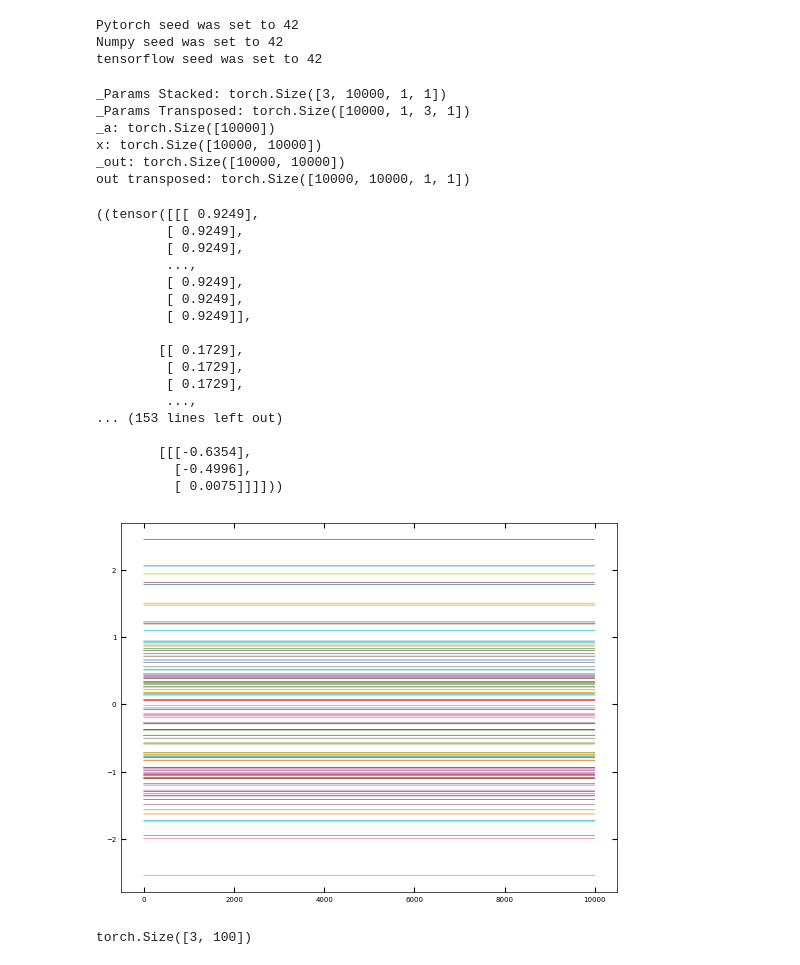
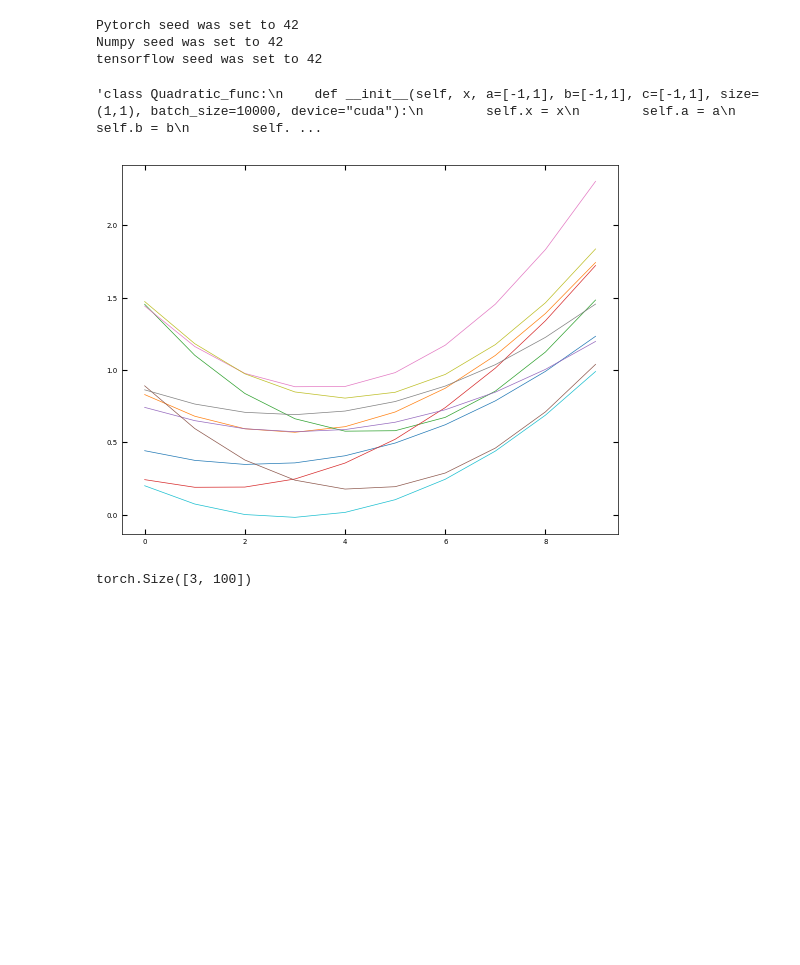
Before and after one commit to ctsai64/1DFitter, a Jupyter notebook: quadratic_function_multiscale1dfitter.ipynb, the cells around one changed output. Drawn from its saved outputs; the diff is of its cells as text; code cells hidden in the pictures; blank space fills up the shorter version.

Commit message:
Completed quadratic function model

```diff
--- a/quadratic_function_multiscale1dfitter.ipynb
+++ b/quadratic_function_multiscale1dfitter.ipynb
@@ -148,7 +148,7 @@ class Multiscale1DFitter(nn.Module):
 
         return out_scaled, unscaled_param
 # %%
-class Quadratic_func:
+'''class Quadratic_func:
     def __init__(self, x, a=[-1,1], b=[-1,1], c=[-1,1], size=(1,1), batch_size=10000, device="cuda"):
         self.x = x
         self.a = a
@@ -165,13 +165,17 @@ class Quadratic_func:
         _b = params[:, 0, 1, 0]
         _c = params[:, 0, 2, 0]
         print(f"_a: {_a.shape}")
-        x = torch.cat(params.shape[0]*[self.x]).reshape(params.shape[0], -1)#.to(self.device) (number parameter sets, number of x values)
+        x = torch.cat(params.shape[0]*[self.x]).reshape(params.shape[0], -1).to(self.device) # (number parameter sets, number of x values)
         print(f"x: {x.shape}")
 
         _out = _a*x**2 + _b*x + _c # (number of parameter sets, number of x values)
-        print(f"_out: {_out.shape}")
-        out[:, :, 0, 0] = torch.transpose(_out, 0, 1) # (number of x values, number parameter sets, dimensions)
-        print(f"out transposed: {out.shape}")
+        print(f"_out shape: {_out.shape}")
+        print(f"_out: {_out}")
+        print(f"_out transposed: {torch.transpose(_out,0,1)}")
+        # out[:, :, 0, 0] = torch.transpose(_out, 0, 1) # (number of x values, number parameter sets, dimensions)
+        out[:, :, 0, 0] = _out
+        print(f"out: {out.shape}")
+        print(f"out: {out[0]}")
         return (torch.sum(out, dim=3), out)
 
     def sampler(self):
@@ -186,3 +190,12 @@ class Quadratic_func:
         print(f"_Params Transposed: {_params.shape}")
 
         return (self.compute(_params), _params)
+
+    def generate(self):
+        a = rand_tensor(min=self.a[0], max=self.a[1], size=(self.batch_size, self.size[0], self.size[1]))
+        b = rand_tensor(min=self.b[0], max=self.b[1], size=(self.batch_size, self.size[0], self.size[1]))
+        c = rand_tensor(min=self.c[0], max=self.c[1], size=(self.batch_size, self.size[0], self.size[1]))
+        return a*self.x**2 + b*self.x + c
+'''
+# %% [output]
+'class Quadratic_func:\n    def __init__(self, x, a=[-1,1], b=[-1,1], c=[-1,1], size=(1,1), batch_size=10000, device="cuda"):\n        self.x = x\n        self.a = a\n        self.b = b\n        self. ...
@@ -189,39 +260,15 @@ class Quadratic_func:
 # %%
-x_values = torch.linspace(-1, 1, 10000)
-constructor = Quadratic_func(x=x_values, device=device)
+sample_size = 10
+x_values = torch.linspace(-1, 1, sample_size)
+constructor = Quadratic_func(x=x_values, batch_size=sample_size, device=device)
 output = constructor.sampler()
 spectra, params = output
 spectra_full, spectras = spectra
-# %% [output]
-_Params Stacked: torch.Size([3, 10000, 1, 1])
-_Params Transposed: torch.Size([10000, 1, 3, 1])
-_a: torch.Size([10000])
-x: torch.Size([10000, 10000])
-_out: torch.Size([10000, 10000])
-out transposed: torch.Size([10000, 10000, 1, 1])
 # %%
-print(output)
-for i in range(100):
-    plt.plot(spectra_full[i, :, 0], "-")
+for i in range(10):
+   plt.plot(spectra_full[i, :, 0], "-")
 # %% [output]
-((tensor([[[ 0.9249],
-         [ 0.9249],
-         [ 0.9249],
-         ...,
-         [ 0.9249],
-         [ 0.9249],
-         [ 0.9249]],
-
-        [[ 0.1729],
-         [ 0.1729],
-         [ 0.1729],
-         ...,
-... (153 lines left out)
-
-        [[[-0.6354],
-          [-0.4996],
-          [ 0.0075]]]]))
-[figure, old version]
+[figure, new version]
 # %%
 def quadratic_function(params, x, device):
     params = params.to(device)
```
Also changed, not shown: parts of 1 cell of this notebook.
